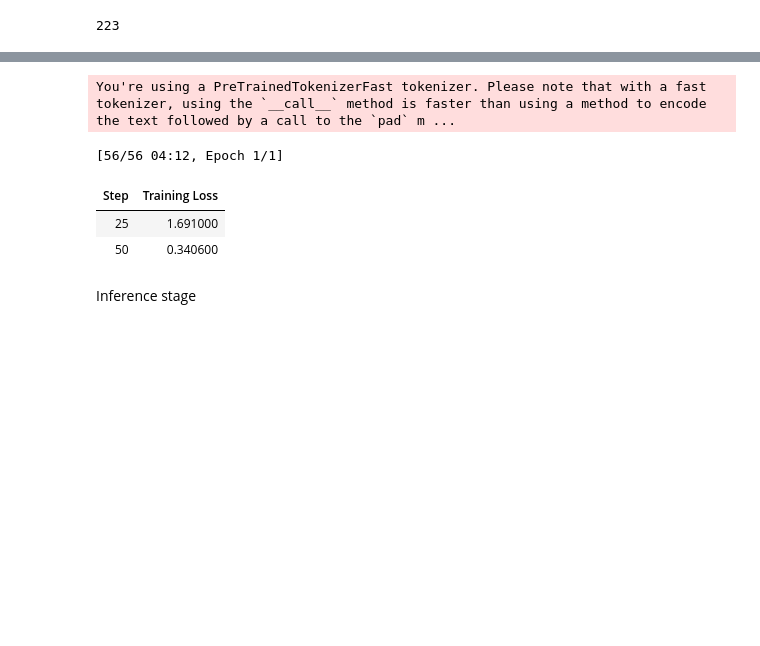
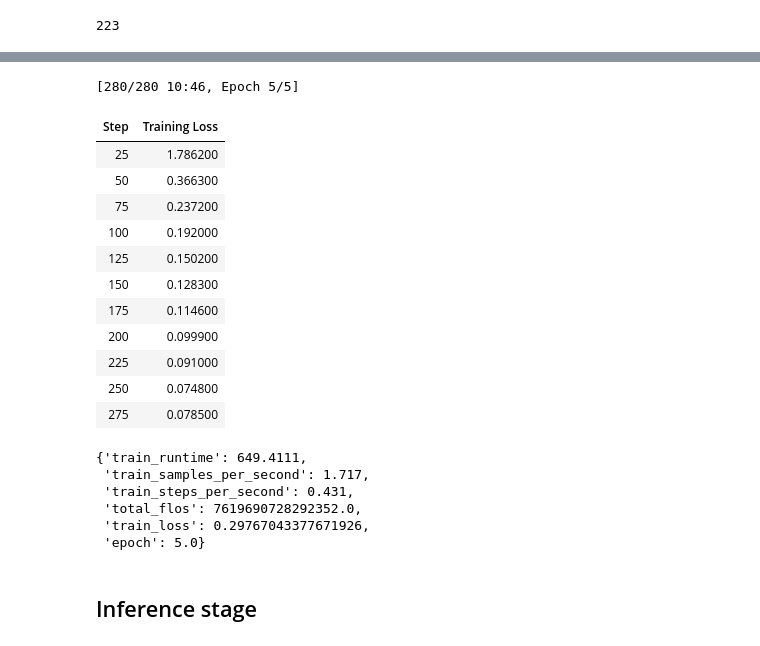
Before and after one commit to tetherless-world/metaexplainer, a Jupyter notebook: metaexplainer/metaexplainercode/decompose/LLAMA_Fine_Tuning_Lora_MetaexplainerDecompose.ipynb, the cells around one changed output, grey strips where cells are left out. Saved outputs shown, nothing was run; the diff lists cells and outputs as text; code cells hidden in the pictures; blank space fills up the shorter version.

Commit message:
Adding a working version of Collab notebook that is training the Hugging face way and also prototypical questions to run decompose on Aimos :)

```diff
--- a/metaexplainer/metaexplainercode/decompose/LLAMA_Fine_Tuning_Lora_MetaexplainerDecompose.ipynb
+++ b/metaexplainer/metaexplainercode/decompose/LLAMA_Fine_Tuning_Lora_MetaexplainerDecompose.ipynb
@@ -132,0 +193,19 @@ loaded dataset
+# %%
+'''
+Splitting use Huggingface datasets - https://huggingface.co/docs/datasets/v1.11.0/splits.html
+'''
+
+import torch
+
+from datasets import load_dataset
+
+
+
+dataset = load_dataset('json', data_files=gdrive_path + '/Datasets/diabetes_dataset.jsonl' )
+
+
+
+splits = dataset['train'].train_test_split(test_size=0.2) #https://huggingface.co/docs/datasets/v1.8.0/package_reference/main_classes.html#datasets.Dataset.train_test_split
+
+train_dataset = splits['train']
+test_dataset = splits['test']
@@ -193,0 +303,9 @@ len(dataset)
+# %%
+'''
+Need to edit based on: https://github.com/huggingface/trl/issues/862
+'''
+from sklearn.metrics import f1_score
+from transformers import EvalPrediction
+
+def compute_metrics(p: EvalPrediction):
+    return f1_score(predictions=p.predictions, references=p.label_ids)
@@ -194,4 +384,8 @@ len(dataset)
 # %%
+from trl import SFTTrainer
+
+
+
 # LoRA Config
 peft_parameters = LoraConfig(
     lora_alpha=16,
@@ -204,44 +398,66 @@ peft_parameters = LoraConfig(
 # Training Params
 train_params = TrainingArguments(
     output_dir="./results_modified",
-    num_train_epochs=1,
+    num_train_epochs=5,
     per_device_train_batch_size=4,
     gradient_accumulation_steps=1,
     optim="paged_adamw_32bit",
     save_steps=25,
     logging_steps=25,
     learning_rate=2e-4,
     weight_decay=0.001,
     fp16=False,
     bf16=False,
     max_grad_norm=0.3,
     max_steps=-1,
     warmup_ratio=0.03,
     group_by_length=True,
     lr_scheduler_type="constant",
     report_to="tensorboard"
 )
 
 # Trainer
 fine_tuning = SFTTrainer(
     model=base_model,
-    train_dataset=dataset,
+    train_dataset = train_dataset,
+    dataset_text_field="text",
+    eval_dataset = test_dataset,
     peft_config=peft_parameters,
-    dataset_text_field="text",
     tokenizer=llama_tokenizer,
+    compute_metrics= compute_metrics,
+    preprocess_logits_for_metrics = preprocess_logits_for_metrics,
     args=train_params
 )
 
+#fine_tuning.add_callback(CustomCallback(fine_tuning))
+
 # Training
-fine_tuning.train()
+train_result = fine_tuning.train()
 
 # Save Model
 fine_tuning.model.save_pretrained(gdrive_path + 'refined_model')
 # %% [output]
-You're using a PreTrainedTokenizerFast tokenizer. Please note that with a fast tokenizer, using the `__call__` method is faster than using a method to encode the text followed by a call to the `pad` m ...
+[280/280 10:46, Epoch 5/5]
-[56/56 04:12, Epoch 1/1]
 | Step | Training Loss |
-| 25 | 1.691000 |
-| 50 | 0.340600 |
+| 25 | 1.786200 |
+| 50 | 0.366300 |
+| 75 | 0.237200 |
+| 100 | 0.192000 |
+| 125 | 0.150200 |
+| 150 | 0.128300 |
+| 175 | 0.114600 |
+| 200 | 0.099900 |
+| 225 | 0.091000 |
+| 250 | 0.074800 |
+| 275 | 0.078500 |
-# %% [markdown]
-Inference stage
+# %%
+train_result.metrics
+# %% [output]
+{'train_runtime': 649.4111,
+ 'train_samples_per_second': 1.717,
+ 'train_steps_per_second': 0.431,
+ 'total_flos': 7619690728292352.0,
+ 'train_loss': 0.29767043377671926,
+ 'epoch': 5.0}
+# %% [markdown]
+## Inference stage
```
Also changed, not shown: parts of 30 cells of this notebook, 1 other file.
